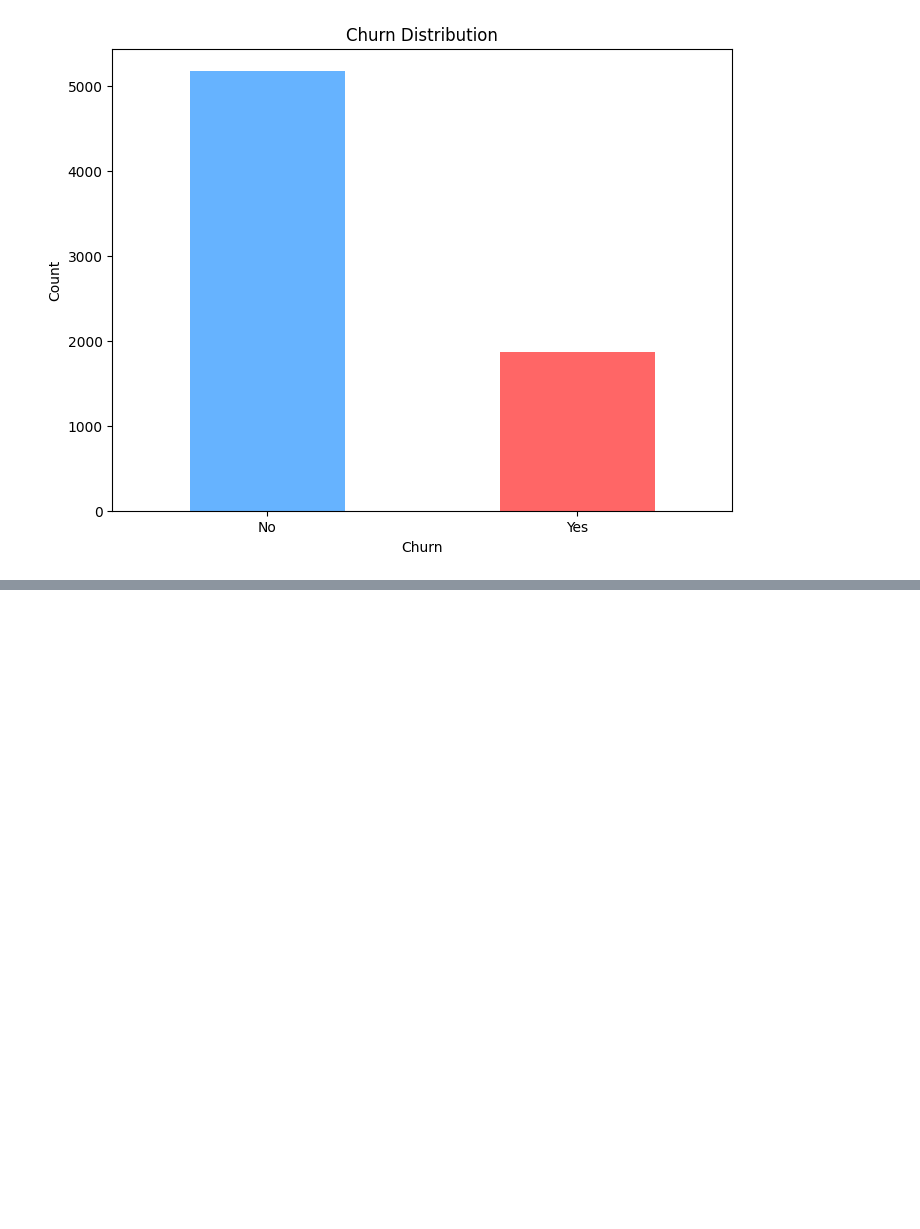
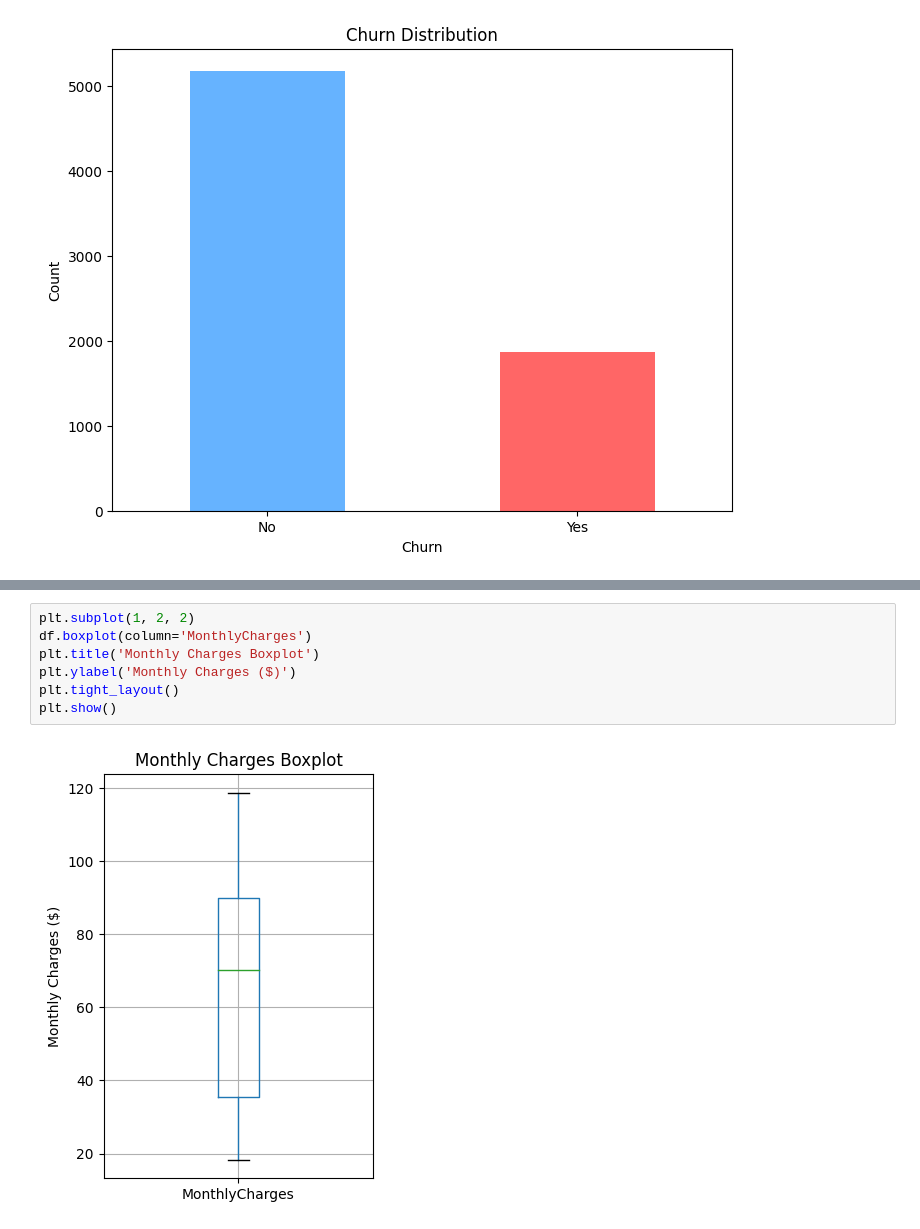
Before and after one commit to Schadrackkarekezi/churn-prediction-production-mlops, a Jupyter notebook: notebook/EDA.ipynb, the cells around one changed output, grey strips where cells are left out. Drawn from its saved outputs; the diff is of its cells as text; blank space fills up the shorter version.

```diff
--- a/notebook/EDA.ipynb
+++ b/notebook/EDA.ipynb
@@ -323,0 +352,9 @@ You'll need to consider this imbalance when building your model later
+# %%
+plt.subplot(1, 2, 2)
+df.boxplot(column='MonthlyCharges')
+plt.title('Monthly Charges Boxplot')
+plt.ylabel('Monthly Charges ($)')
+plt.tight_layout()
+plt.show()
+# %% [output]
+[figure, added]
```
Also changed, not shown: parts of 48 cells of this notebook.
